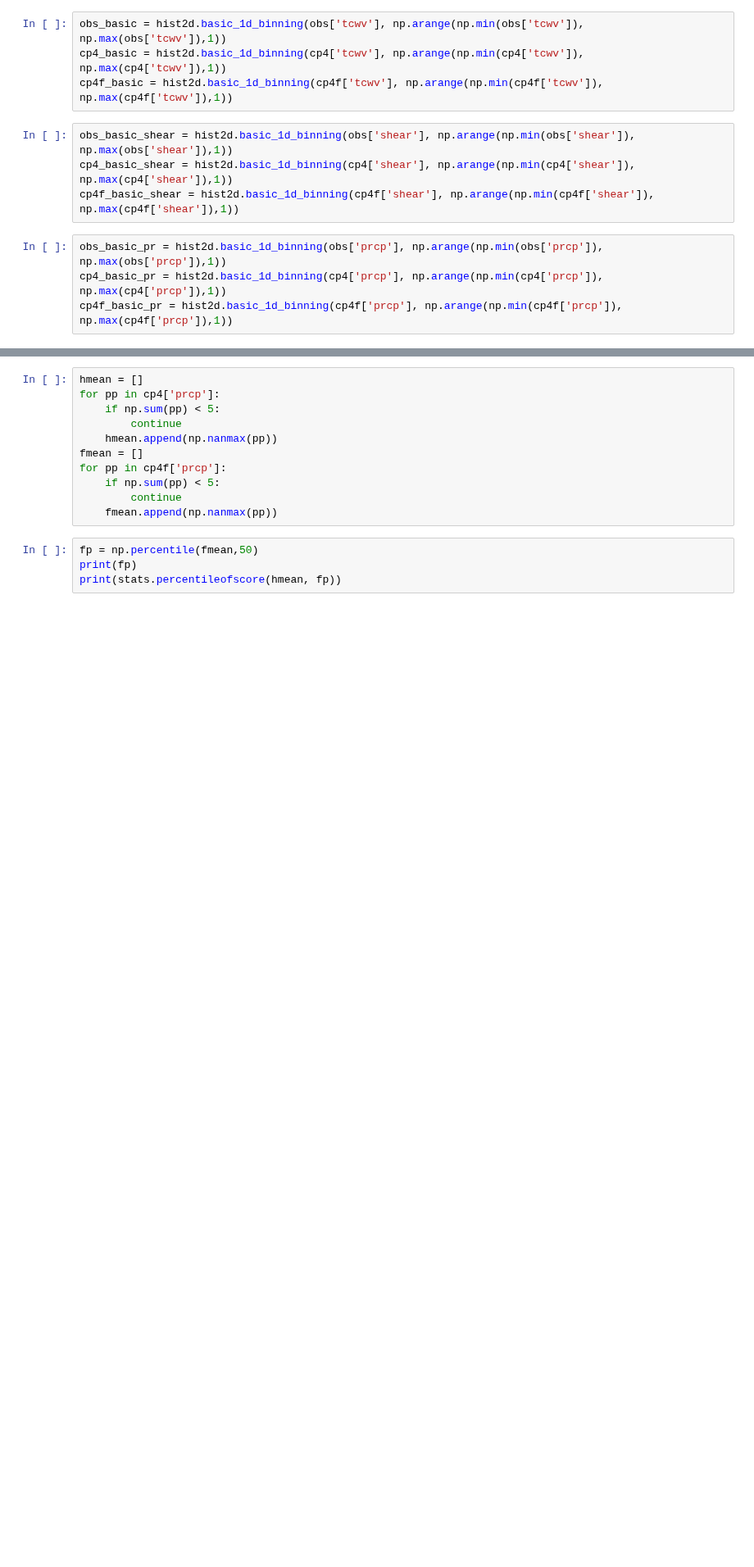
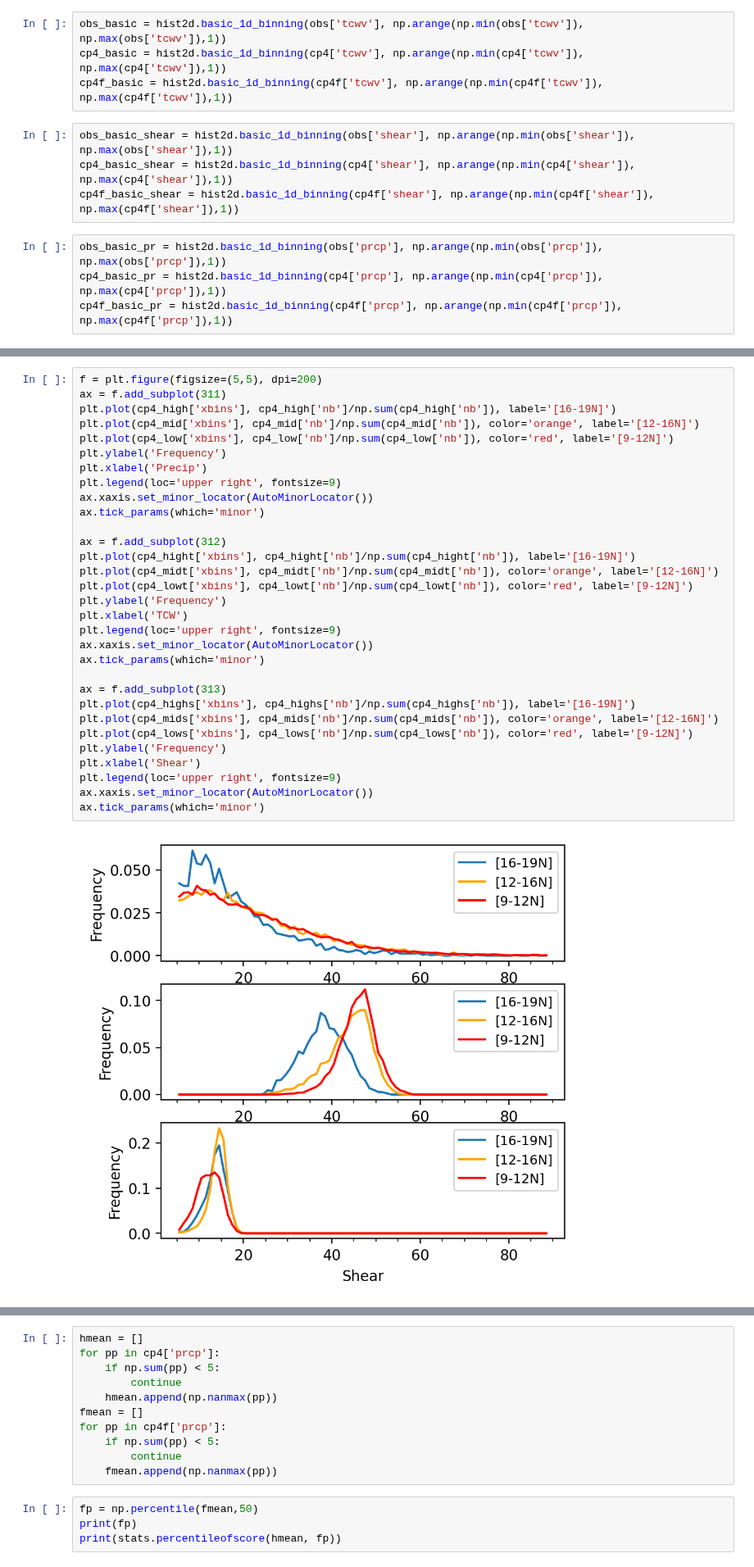
Before and after one commit to cornkle/proj_CEH, a Jupyter notebook: notebooks/ENDGAME_scatter_driverPercentiles_Fig02.ipynb, the cells around one changed output, grey strips where cells are left out. Shown at 82% size. Cells and saved outputs as stored; diff of their text form; blank space fills up the shorter version.

```diff
--- a/notebooks/ENDGAME_scatter_driverPercentiles_Fig02.ipynb
+++ b/notebooks/ENDGAME_scatter_driverPercentiles_Fig02.ipynb
@@ -553,0 +598,33 @@ cp4f_basic_pr = hist2d.basic_1d_binning(cp4f['prcp'], np.arange(np.min(cp4f['prc
+# %%
+f = plt.figure(figsize=(5,5), dpi=200)
+ax = f.add_subplot(311)
+plt.plot(cp4_high['xbins'], cp4_high['nb']/np.sum(cp4_high['nb']), label='[16-19N]')
+plt.plot(cp4_mid['xbins'], cp4_mid['nb']/np.sum(cp4_mid['nb']), color='orange', label='[12-16N]')
+plt.plot(cp4_low['xbins'], cp4_low['nb']/np.sum(cp4_low['nb']), color='red', label='[9-12N]')
+plt.ylabel('Frequency')
+plt.xlabel('Precip')
+plt.legend(loc='upper right', fontsize=9)
+ax.xaxis.set_minor_locator(AutoMinorLocator())
+ax.tick_params(which='minor')
+
+ax = f.add_subplot(312)
+plt.plot(cp4_hight['xbins'], cp4_hight['nb']/np.sum(cp4_hight['nb']), label='[16-19N]')
+plt.plot(cp4_midt['xbins'], cp4_midt['nb']/np.sum(cp4_midt['nb']), color='orange', label='[12-16N]')
+plt.plot(cp4_lowt['xbins'], cp4_lowt['nb']/np.sum(cp4_lowt['nb']), color='red', label='[9-12N]')
+plt.ylabel('Frequency')
+plt.xlabel('TCW')
+plt.legend(loc='upper right', fontsize=9)
+ax.xaxis.set_minor_locator(AutoMinorLocator())
+ax.tick_params(which='minor')
+
+ax = f.add_subplot(313)
+plt.plot(cp4_highs['xbins'], cp4_highs['nb']/np.sum(cp4_highs['nb']), label='[16-19N]')
+plt.plot(cp4_mids['xbins'], cp4_mids['nb']/np.sum(cp4_mids['nb']), color='orange', label='[12-16N]')
+plt.plot(cp4_lows['xbins'], cp4_lows['nb']/np.sum(cp4_lows['nb']), color='red', label='[9-12N]')
+plt.ylabel('Frequency')
+plt.xlabel('Shear')
+plt.legend(loc='upper right', fontsize=9)
+ax.xaxis.set_minor_locator(AutoMinorLocator())
+ax.tick_params(which='minor')
+# %% [output]
+[figure, added]
```
Also changed, not shown: parts of 11 cells of this notebook, 38 other files.
